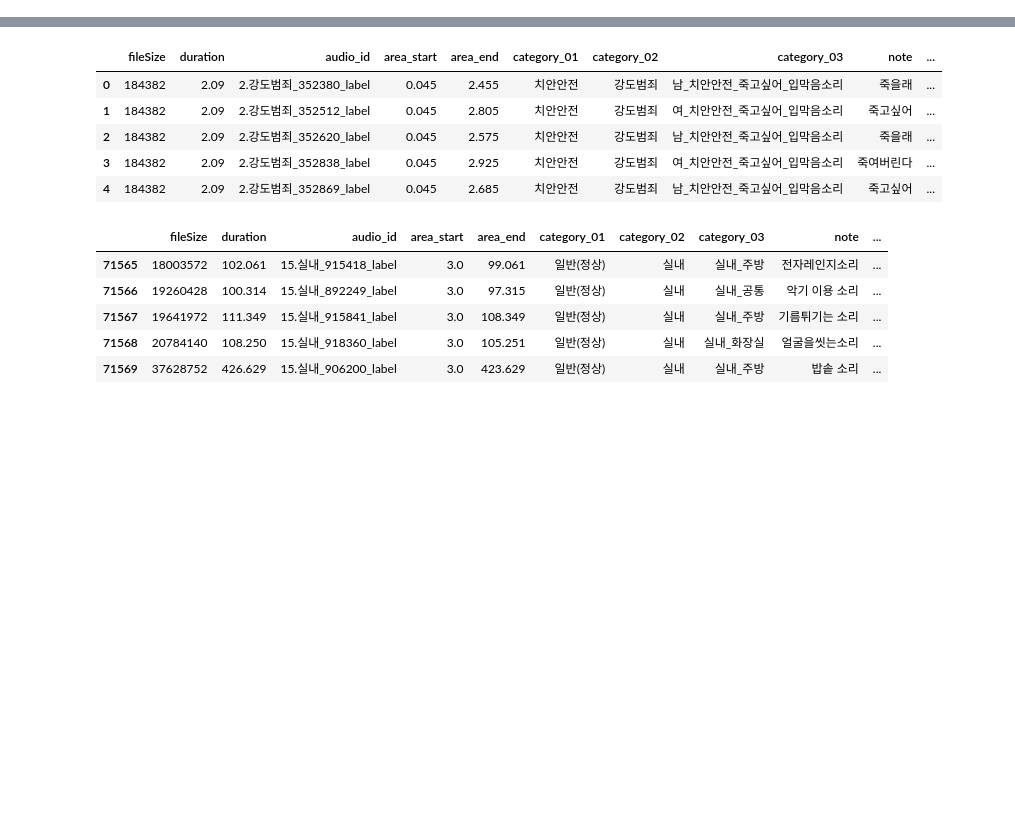
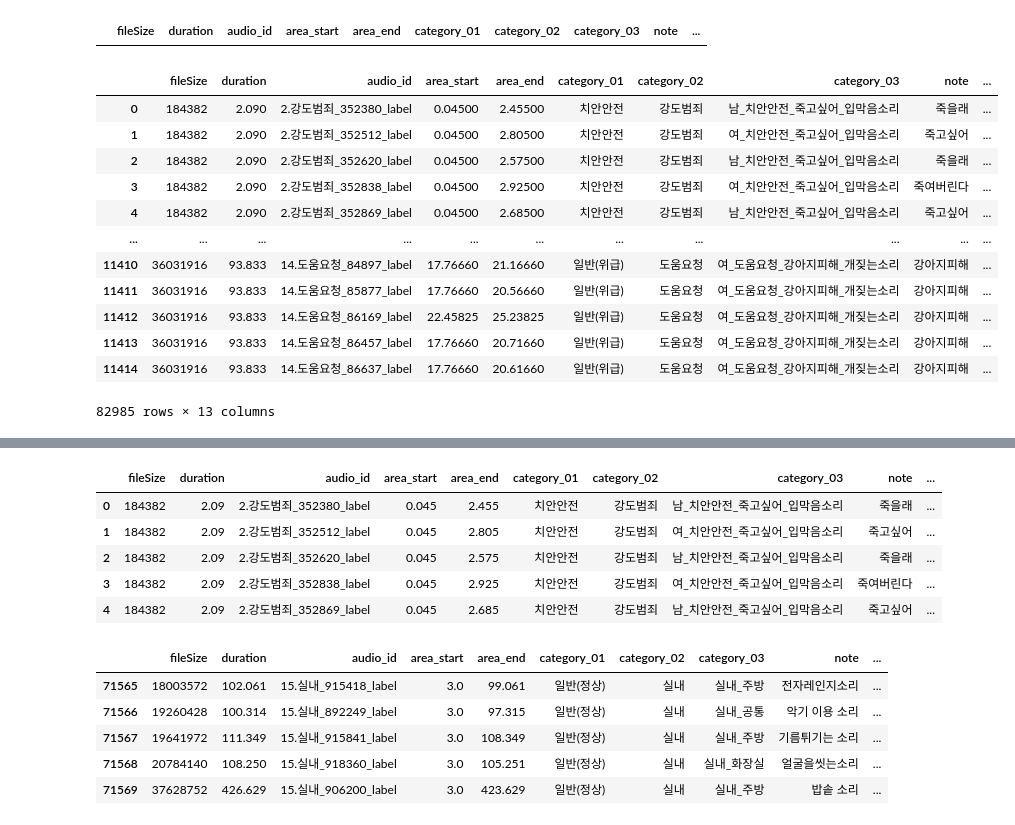
Before and after one commit to HaJunYoo/Audio_Speech_Processing_Study, a Jupyter notebook: Project_record/EDA_Audio_json.ipynb, the cells around one changed output, grey strips where cells are left out. Drawn from its saved outputs; the diff is of its cells as text; code cells hidden in the pictures; blank space fills up the shorter version.

```diff
--- a/Project_record/EDA_Audio_json.ipynb
+++ b/Project_record/EDA_Audio_json.ipynb
@@ -1,3 +1,9 @@
 # %%
 import numpy as np
 import pandas as pd
+# %%
+csv_1 = '2023-02-06-강제추행,강제범,실내.csv'
+csv_2 = '도움요청,실외.csv'
+
+df1 = pd.read_csv(csv_1, encoding='utf8', low_memory=False)
+df2 = pd.read_csv(csv_2, encoding='utf8', low_memory=False)
@@ -3,0 +12,22 @@ import pandas as pd
+# %%
+test_data
+# %% [output]
+|  | fileSize | duration | audio_id | area_start | area_end | category_01 | category_02 | category_03 | note | ... |
+# %%
+data_merged = pd.concat([df1, df2])
+# %%
+data_merged
+# %% [output]
+|  | fileSize | duration | audio_id | area_start | area_end | category_01 | category_02 | category_03 | note | ... |
+| 0 | 184382 | 2.090 | 2.강도범죄_352380_label | 0.04500 | 2.45500 | 치안안전 | 강도범죄 | 남_치안안전_죽고싶어_입막음소리 | 죽을래 | ... |
+| 1 | 184382 | 2.090 | 2.강도범죄_352512_label | 0.04500 | 2.80500 | 치안안전 | 강도범죄 | 여_치안안전_죽고싶어_입막음소리 | 죽고싶어 | ... |
+| 2 | 184382 | 2.090 | 2.강도범죄_352620_label | 0.04500 | 2.57500 | 치안안전 | 강도범죄 | 남_치안안전_죽고싶어_입막음소리 | 죽을래 | ... |
+| 3 | 184382 | 2.090 | 2.강도범죄_352838_label | 0.04500 | 2.92500 | 치안안전 | 강도범죄 | 여_치안안전_죽고싶어_입막음소리 | 죽여버린다 | ... |
+| 4 | 184382 | 2.090 | 2.강도범죄_352869_label | 0.04500 | 2.68500 | 치안안전 | 강도범죄 | 남_치안안전_죽고싶어_입막음소리 | 죽고싶어 | ... |
+| ... | ... | ... | ... | ... | ... | ... | ... | ... | ... | ... |
+| 11410 | 36031916 | 93.833 | 14.도움요청_84897_label | 17.76660 | 21.16660 | 일반(위급) | 도움요청 | 여_도움요청_강아지피해_개짖는소리 | 강아지피해 | ... |
+| 11411 | 36031916 | 93.833 | 14.도움요청_85877_label | 17.76660 | 20.56660 | 일반(위급) | 도움요청 | 여_도움요청_강아지피해_개짖는소리 | 강아지피해 | ... |
+| 11412 | 36031916 | 93.833 | 14.도움요청_86169_label | 22.45825 | 25.23825 | 일반(위급) | 도움요청 | 여_도움요청_강아지피해_개짖는소리 | 강아지피해 | ... |
+| 11413 | 36031916 | 93.833 | 14.도움요청_86457_label | 17.76660 | 20.71660 | 일반(위급) | 도움요청 | 여_도움요청_강아지피해_개짖는소리 | 강아지피해 | ... |
+| 11414 | 36031916 | 93.833 | 14.도움요청_86637_label | 17.76660 | 20.61660 | 일반(위급) | 도움요청 | 여_도움요청_강아지피해_개짖는소리 | 강아지피해 | ... |
+82985 rows × 13 columns
```
Also changed, not shown: parts of 2 cells of this notebook, 3 other files.
